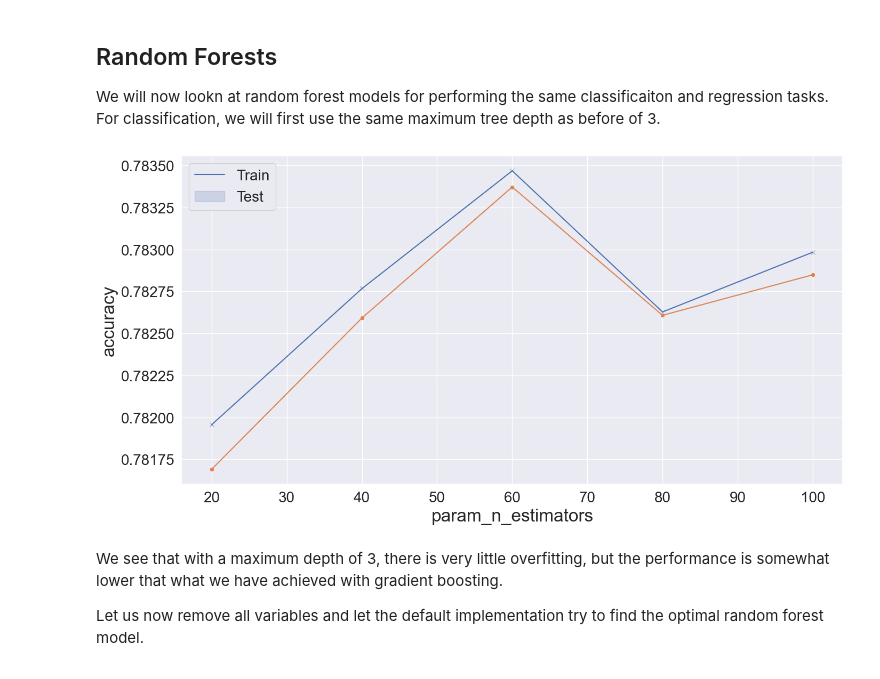
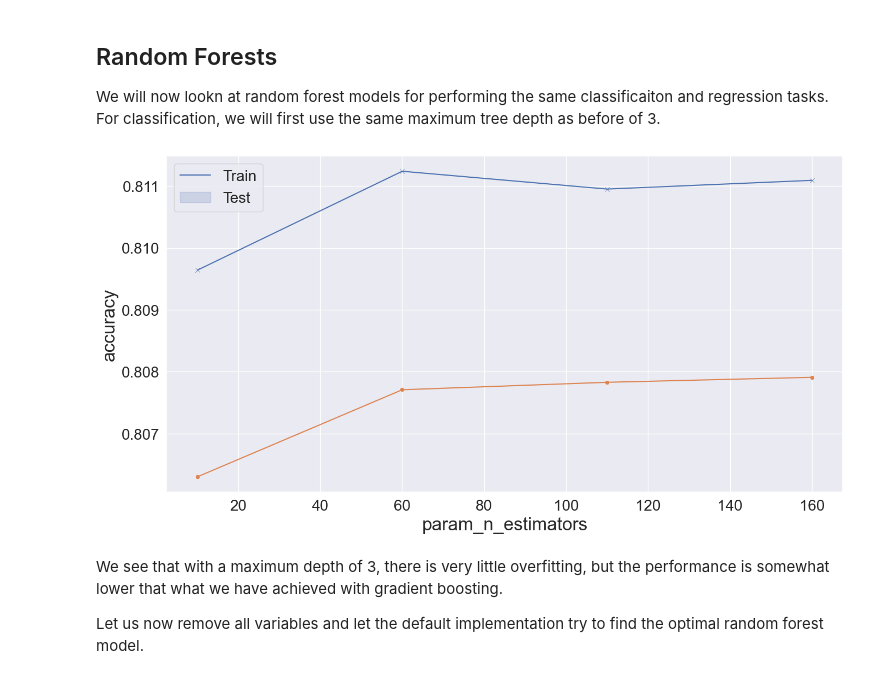
Before and after one commit to materialsvirtuallab/nano281, a Jupyter notebook: lectures/notebooks/Lecture 08 - Trees and Boosting.ipynb, the cells around one changed output. Saved outputs shown, nothing was run; the diff lists cells and outputs as text; code cells hidden in the pictures.

```diff
--- a/lectures/notebooks/Lecture 08 - Trees and Boosting.ipynb
+++ b/lectures/notebooks/Lecture 08 - Trees and Boosting.ipynb
@@ -318,7 +329,7 @@ MSE = 1.454
 
 Here, we are going to look at some ensemble learning approaches to improve the predictions of decision trees for both classification and regression. To demonstrate the impact more clearly, we will use relatively shallow trees of `max_depth=8` for classification and `max_depth=15` for regression throughout.
 # %%
-max_depth_class = 3
+max_depth_class = 8
 max_depth_reg = 15
 # %% [markdown]
 ## Adaboost
@@ -327,7 +338,7 @@ model = AdaBoostClassifier(DecisionTreeClassifier(random_state=0, max_depth=max_
 
 gs = GridSearchCV(
     model,
-    param_grid={"n_estimators": range(10, 100, 20)},
+    param_grid={"n_estimators": range(50, 450, 50)},
     return_train_score=True,
     scoring="accuracy",
     cv=kfold,
@@ -399,19 +410,19 @@ We will now lookn at random forest models for performing the same classificaiton
 # %%
 model = RandomForestClassifier(random_state=0, max_depth=max_depth_class)
 
 gs = GridSearchCV(
     model,
-    param_grid={"n_estimators": range(20, 120, 20)},
+    param_grid={"n_estimators": range(10, 200, 50)},
     return_train_score=True,
     scoring="accuracy",
     cv=kfold,
     n_jobs=4,
 )
 gs.fit(x, y_class)
 plot_grid_search_results(gs)
 plt.ylabel("accuracy");
 # %% [output]
-[figure, old version]
+[figure, new version]
 # %% [markdown]
 We see that with a maximum depth of 3, there is very little overfitting, but the performance is somewhat lower that what we have achieved with gradient boosting.
 
```
Also changed, not shown: parts of 9 cells of this notebook, 2 other files.
